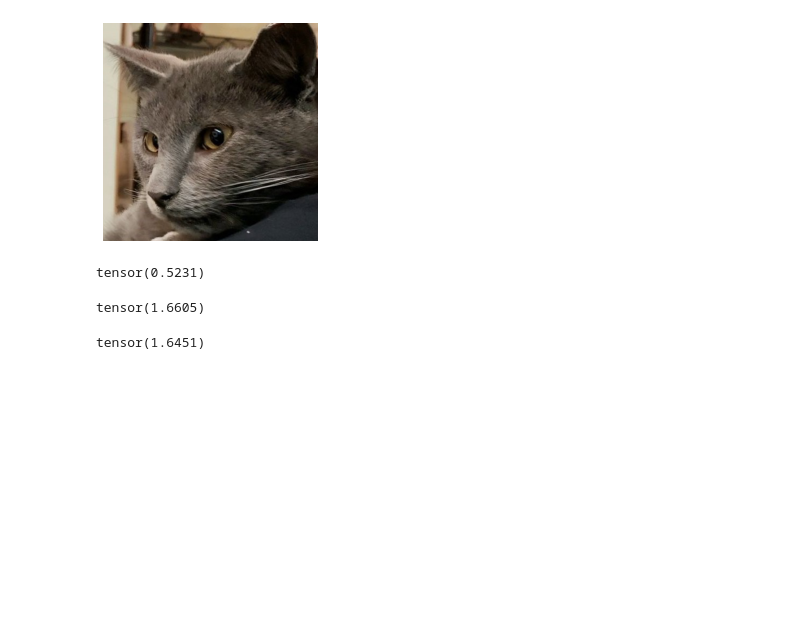
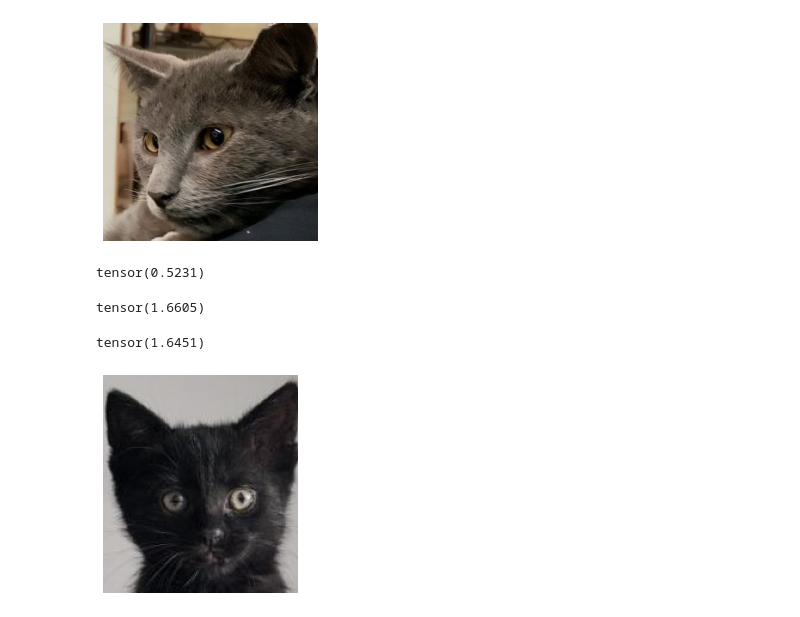
Before and after one commit to tokudayo/NekoNet, a Jupyter notebook: verify.ipynb, the cells around one changed output. Saved outputs shown, nothing was run; the diff lists cells and outputs as text; code cells hidden in the pictures; blank space fills up the shorter version.

```diff
--- a/verify.ipynb
+++ b/verify.ipynb
@@ -52,3 +52,7 @@ tensor(1.6605)
 L2(e2, f1)
 # %% [output]
 tensor(1.6451)
+# %%
+t1 = detect(model, transform, './data/test/0_1.jpg')
+# %% [output]
+[figure, added]
```
Also changed, not shown: parts of 8 cells of this notebook.
